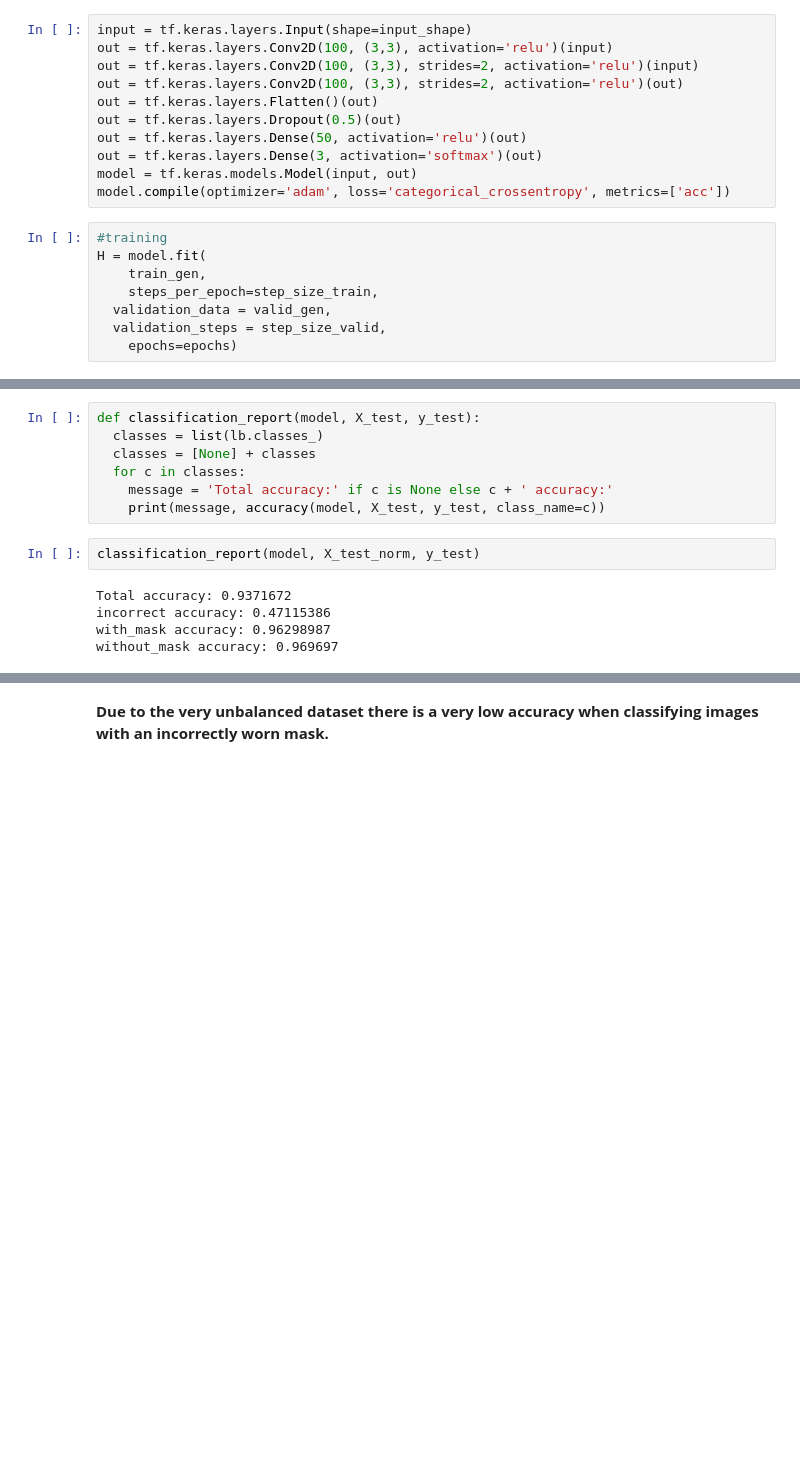
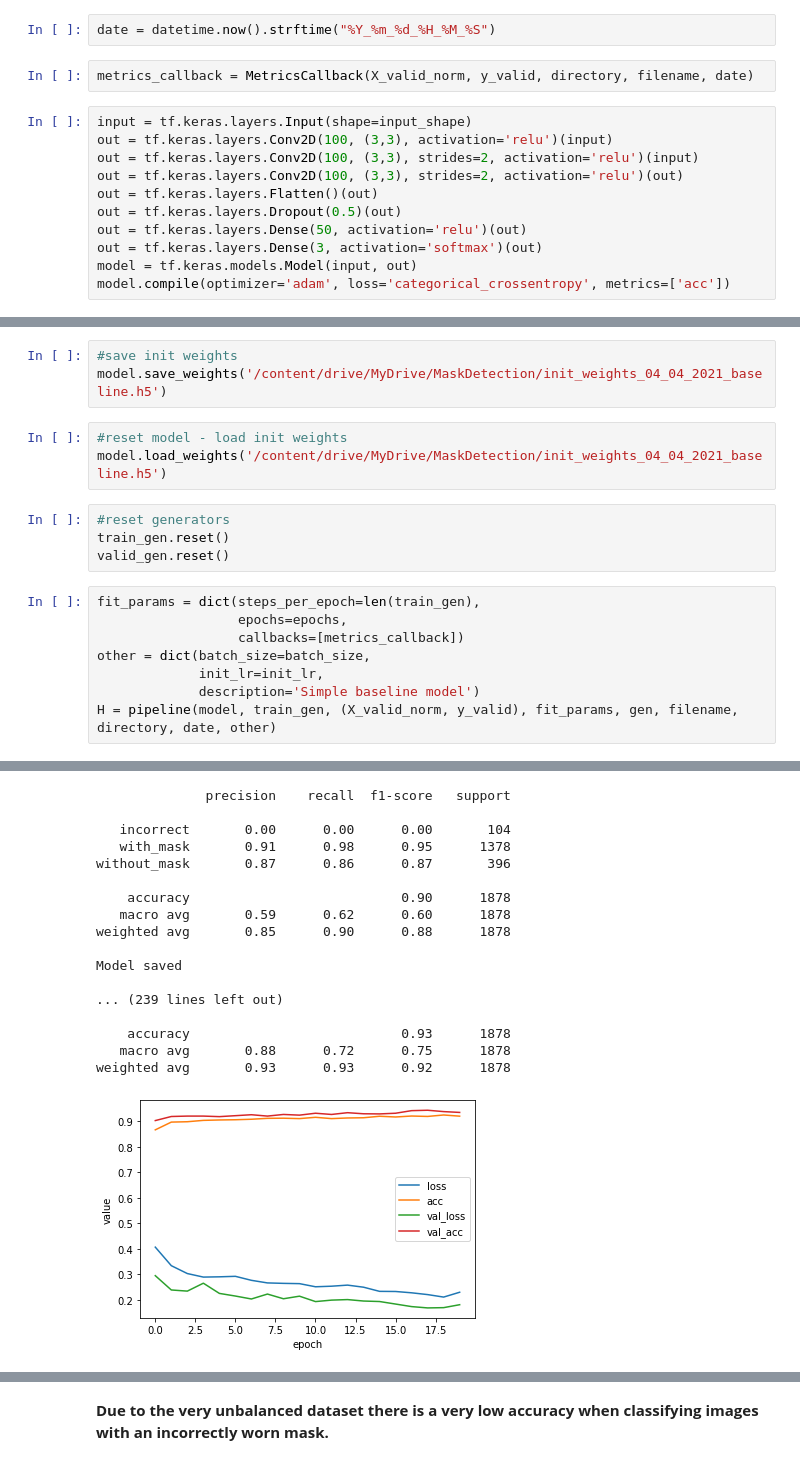
Before and after one commit to wiehajster/MaskDetection, a Jupyter notebook: MaskDetection_Models.ipynb, the cells around one changed output, grey strips where cells are left out. Cells and saved outputs as stored; diff of their text form; blank space fills up the shorter version.

```diff
--- a/MaskDetection_Models.ipynb
+++ b/MaskDetection_Models.ipynb
@@ -172,5 +318,9 @@ step_size_valid = valid_gen.n//batch_size
 # %% [markdown]
 ## Simple model
+# %%
+date = datetime.now().strftime("%Y_%m_%d_%H_%M_%S")
+# %%
+metrics_callback = MetricsCallback(X_valid_norm, y_valid, directory, filename, date)
 # %%
 input = tf.keras.layers.Input(shape=input_shape)
 out = tf.keras.layers.Conv2D(100, (3,3), activation='relu')(input)
@@ -182,11 +332,3 @@ out = tf.keras.layers.Dense(50, activation='relu')(out)
 out = tf.keras.layers.Dense(3, activation='softmax')(out)
 model = tf.keras.models.Model(input, out)
 model.compile(optimizer='adam', loss='categorical_crossentropy', metrics=['acc'])
-# %%
-#training
-H = model.fit(
-	train_gen,
-	steps_per_epoch=step_size_train,
-  validation_data = valid_gen,
-  validation_steps = step_size_valid,
-	epochs=epochs)
@@ -235,14 +335,19 @@ def accuracy(model, X_test, y_test, class_name=None):
-# %%
-def classification_report(model, X_test, y_test):
-  classes = list(lb.classes_)
-  classes = [None] + classes
-  for c in classes:
-    message = 'Total accuracy:' if c is None else c + ' accuracy:'
-    print(message, accuracy(model, X_test, y_test, class_name=c))
-# %%
-classification_report(model, X_test_norm, y_test)
-# %% [output]
-Total accuracy: 0.9371672
-incorrect accuracy: 0.47115386
-with_mask accuracy: 0.96298987
-without_mask accuracy: 0.969697
+# %%
+#save init weights
+model.save_weights('/content/drive/MyDrive/MaskDetection/init_weights_04_04_2021_baseline.h5')
+# %%
+#reset model - load init weights
+model.load_weights('/content/drive/MyDrive/MaskDetection/init_weights_04_04_2021_baseline.h5')
+# %%
+#reset generators
+train_gen.reset()
+valid_gen.reset()
+# %%
+fit_params = dict(steps_per_epoch=len(train_gen),
+                  epochs=epochs,
+                  callbacks=[metrics_callback])
+other = dict(batch_size=batch_size,
+             init_lr=init_lr,
+             description='Simple baseline model')
+H = pipeline(model, train_gen, (X_valid_norm, y_valid), fit_params, gen, filename, directory, date, other)
+# %% [output]
@@ -248,0 +356,18 @@ without_mask accuracy: 0.969697
+              precision    recall  f1-score   support
+
+   incorrect       0.00      0.00      0.00       104
+   with_mask       0.91      0.98      0.95      1378
+without_mask       0.87      0.86      0.87       396
+
+    accuracy                           0.90      1878
+   macro avg       0.59      0.62      0.60      1878
+weighted avg       0.85      0.90      0.88      1878
+
+Model saved
+
+... (239 lines left out)
+
+    accuracy                           0.93      1878
+   macro avg       0.88      0.72      0.75      1878
+weighted avg       0.93      0.93      0.92      1878
+[figure, added]
```
Also changed, not shown: parts of 60 cells of this notebook.
